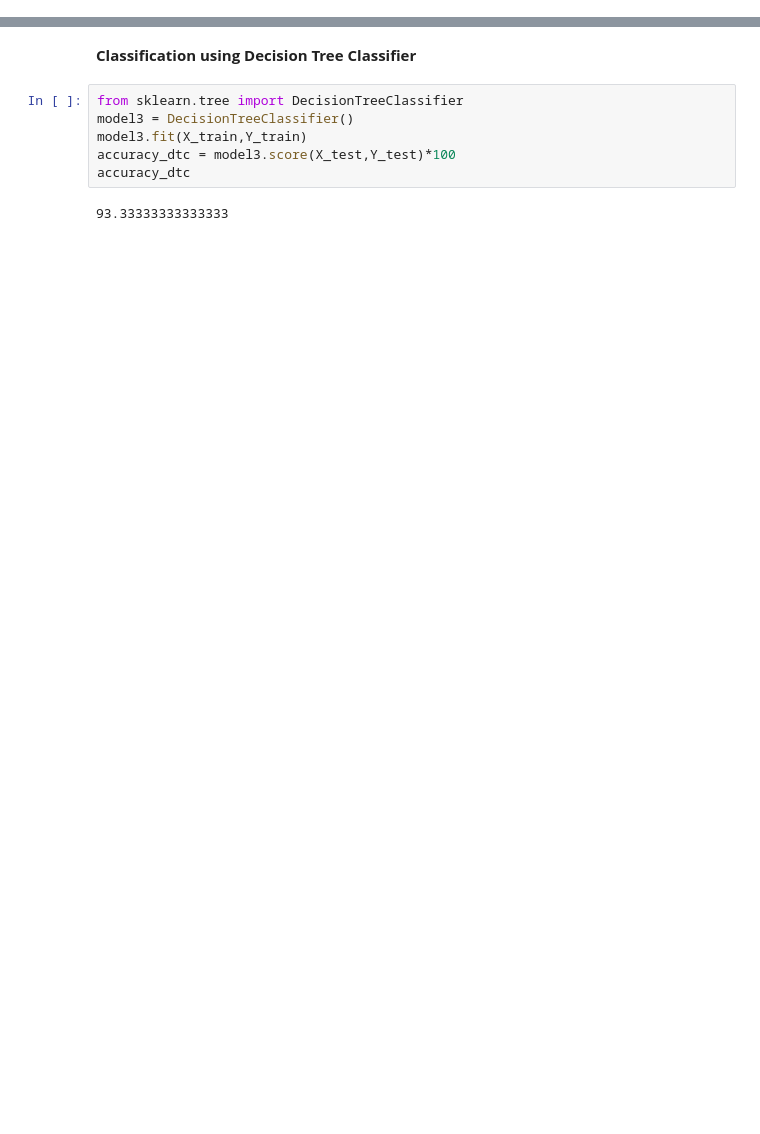
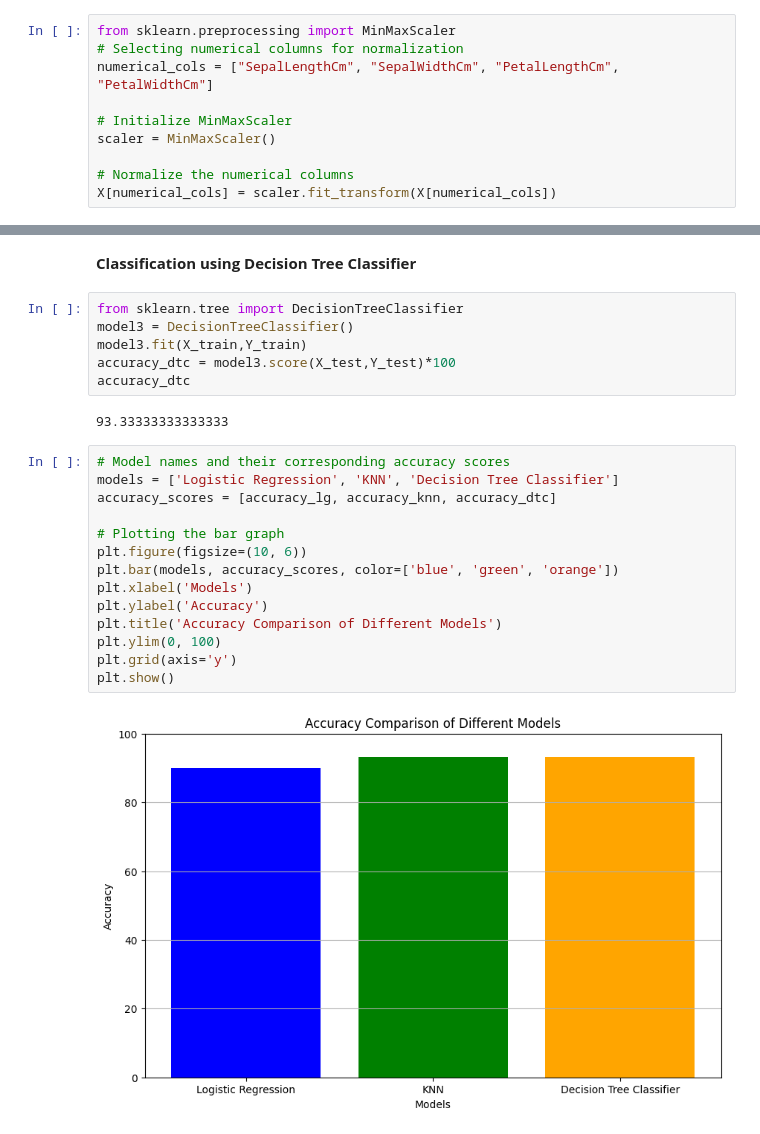
Before and after one commit to ebraheem24/OIBSIP, a Jupyter notebook: Task-01/irirs.ipynb, the cells around one changed output, grey strips where cells are left out. Drawn from its saved outputs; the diff is of its cells as text; blank space fills up the shorter version.

```diff
--- a/Task-01/irirs.ipynb
+++ b/Task-01/irirs.ipynb
@@ -162,0 +157,10 @@ Y = df_shuffled['Species']
+# %%
+from sklearn.preprocessing import MinMaxScaler
+# Selecting numerical columns for normalization
+numerical_cols = ["SepalLengthCm", "SepalWidthCm", "PetalLengthCm", "PetalWidthCm"]
+
+# Initialize MinMaxScaler
+scaler = MinMaxScaler()
+
+# Normalize the numerical columns
+X[numerical_cols] = scaler.fit_transform(X[numerical_cols])
@@ -192,3 +205,19 @@ accuracy_dtc = model3.score(X_test,Y_test)*100
 accuracy_dtc
 # %% [output]
 93.33333333333333
+# %%
+# Model names and their corresponding accuracy scores
+models = ['Logistic Regression', 'KNN', 'Decision Tree Classifier']
+accuracy_scores = [accuracy_lg, accuracy_knn, accuracy_dtc]
+
+# Plotting the bar graph
+plt.figure(figsize=(10, 6))
+plt.bar(models, accuracy_scores, color=['blue', 'green', 'orange'])
+plt.xlabel('Models')
+plt.ylabel('Accuracy')
+plt.title('Accuracy Comparison of Different Models')
+plt.ylim(0, 100)
+plt.grid(axis='y')
+plt.show()
+# %% [output]
+[figure, added]
```
Also changed, not shown: parts of 9 cells of this notebook, 8 other files.
